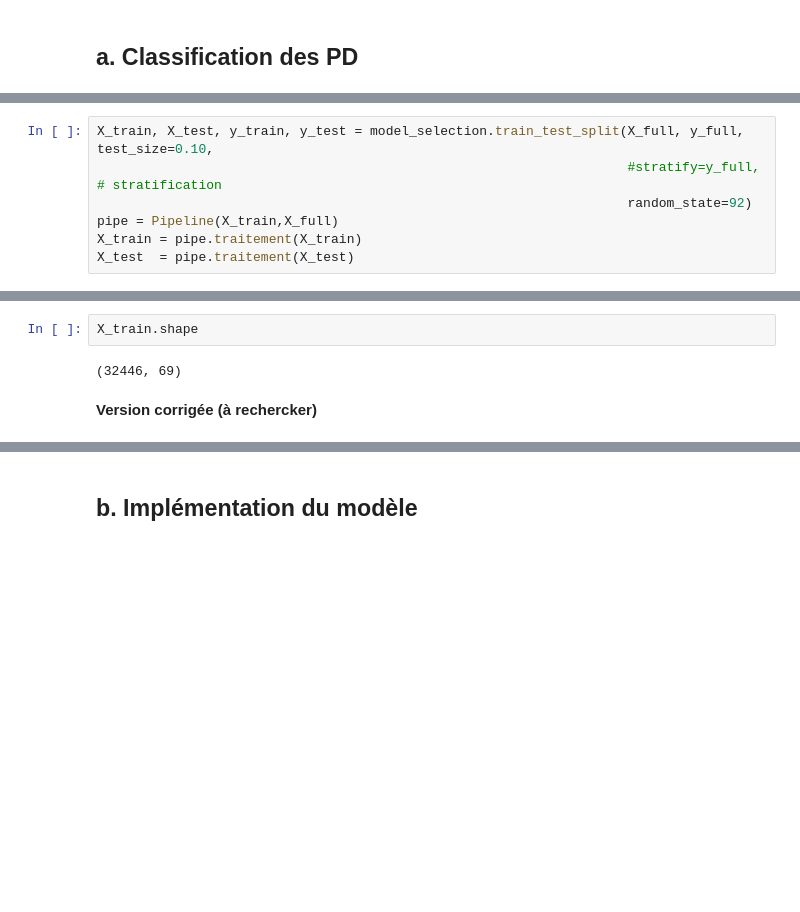
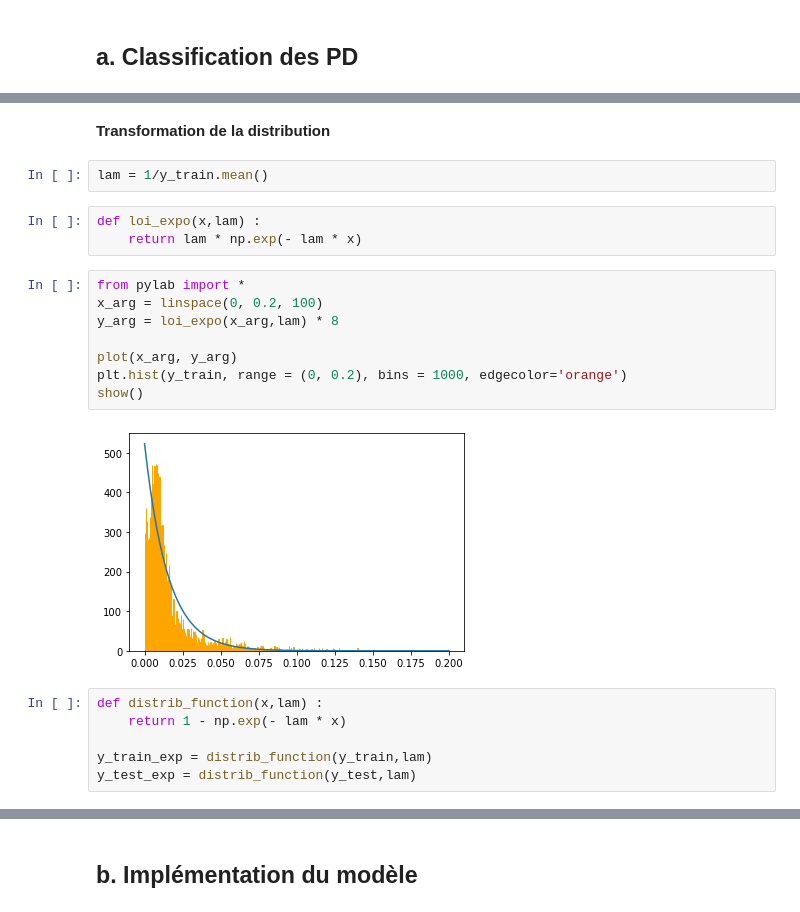
Before and after one commit to Rxzh/PD, a Jupyter notebook: Architecture réseaux de neurones.ipynb, the cells around one changed output, grey strips where cells are left out. Saved outputs shown, nothing was run; the diff lists cells and outputs as text; blank space fills up the shorter version.

```diff
--- a/Architecture réseaux de neurones.ipynb
+++ b/Architecture réseaux de neurones.ipynb
@@ -518,7 +476,0 @@ df.dropna(inplace=True)
-# %%
-X_train, X_test, y_train, y_test = model_selection.train_test_split(X_full, y_full, test_size=0.10,
-                                                                    #stratify=y_full, # stratification
-                                                                    random_state=92)
-pipe = Pipeline(X_train,X_full)
-X_train = pipe.traitement(X_train)
-X_test  = pipe.traitement(X_test)
@@ -547,6 +477,23 @@ moyenne = 0.0005114016047782312
-# %%
-X_train.shape
-# %% [output]
-(32446, 69)
-# %% [markdown]
-**Version corrigée (à rechercker)**
+# %% [markdown]
+**Transformation de la distribution**
+# %%
+lam = 1/y_train.mean()
+# %%
+def loi_expo(x,lam) :
+    return lam * np.exp(- lam * x)
+# %%
+from pylab import *
+x_arg = linspace(0, 0.2, 100)
+y_arg = loi_expo(x_arg,lam) * 8
+
+plot(x_arg, y_arg)
+plt.hist(y_train, range = (0, 0.2), bins = 1000, edgecolor='orange')
+show()
+# %% [output]
+[figure, added]
+# %%
+def distrib_function(x,lam) :
+    return 1 - np.exp(- lam * x)
+
+y_train_exp = distrib_function(y_train,lam)
+y_test_exp = distrib_function(y_test,lam)
```
Also changed, not shown: parts of 24 cells of this notebook.
